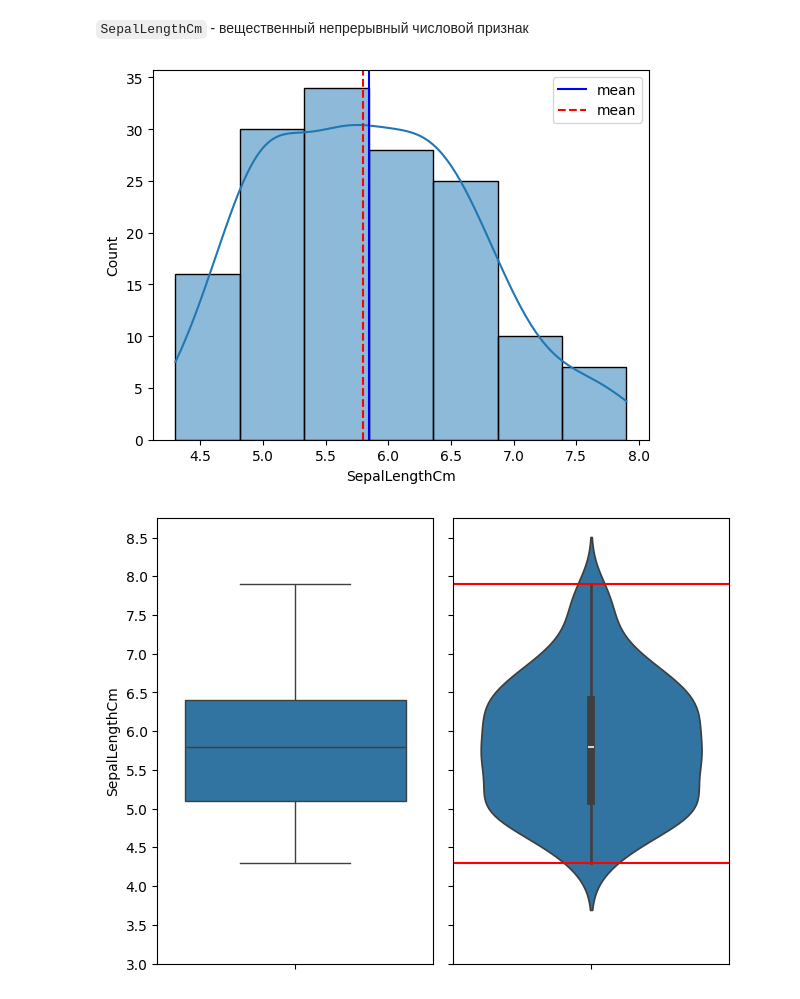
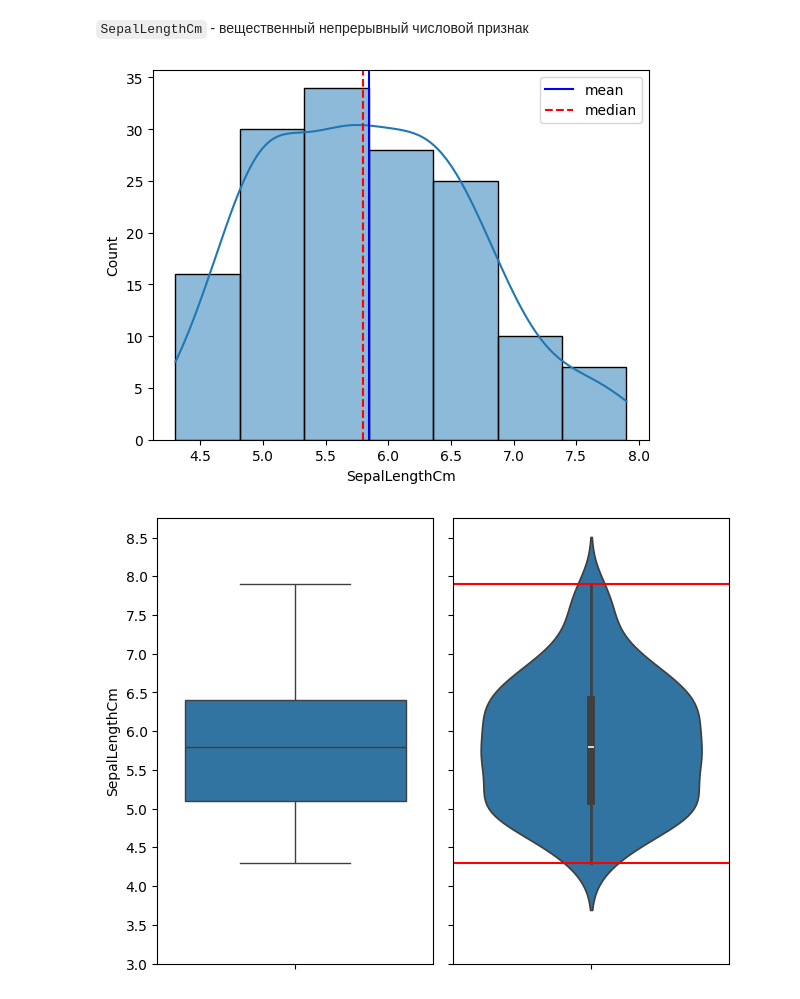
Before and after one commit to incubus-glitch/iris-dataset, a Jupyter notebook: notebooks/classification_iris_dataset.ipynb, the cells around one changed output. Saved outputs shown, nothing was run; the diff lists cells and outputs as text; code cells hidden in the pictures.

Commit message:
fix errors in naming of graphics

```diff
--- a/notebooks/classification_iris_dataset.ipynb
+++ b/notebooks/classification_iris_dataset.ipynb
@@ -174,11 +174,11 @@ df[df.duplicated() == True]
 # %%
 sns.histplot(df['SepalLengthCm'], bins=7, kde=True)
 plt.axvline(df['SepalLengthCm'].mean(), color='blue', label='mean')
-plt.axvline(df['SepalLengthCm'].median(), color='red', linestyle='--', label='mean')
+plt.axvline(df['SepalLengthCm'].median(), color='red', linestyle='--', label='median')
 plt.legend()
 plt.show()
 # %% [output]
-[figure, old version]
+[figure, new version]
 # %%
 fig, ax = plt.subplots(1, 2, sharey=True)
 
```
Also changed, not shown: parts of 7 cells of this notebook.
